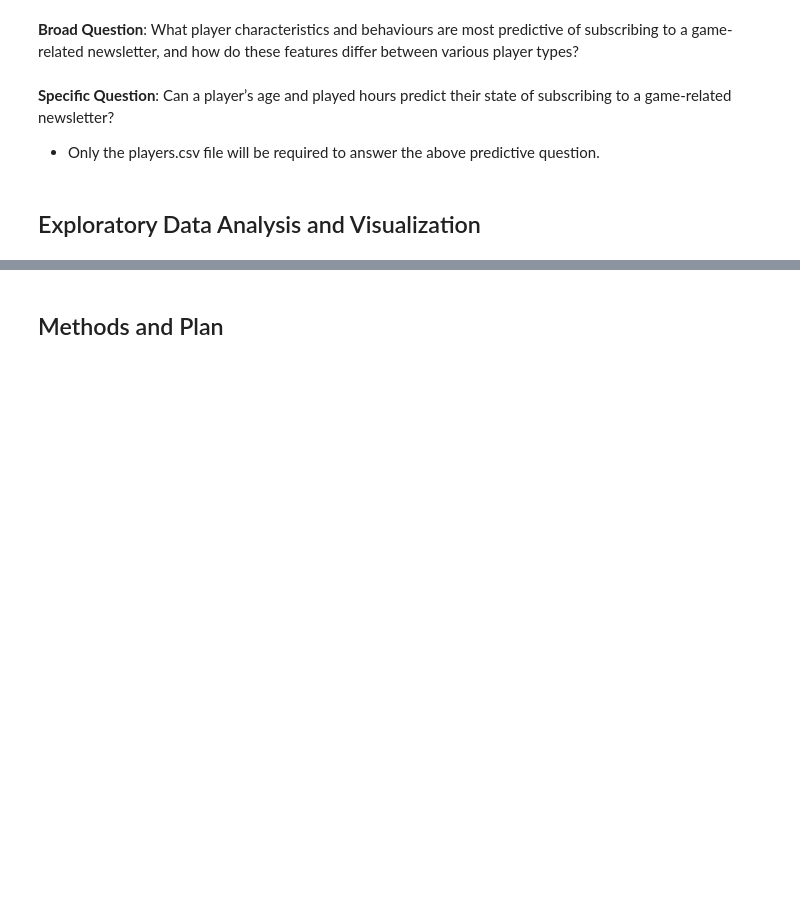
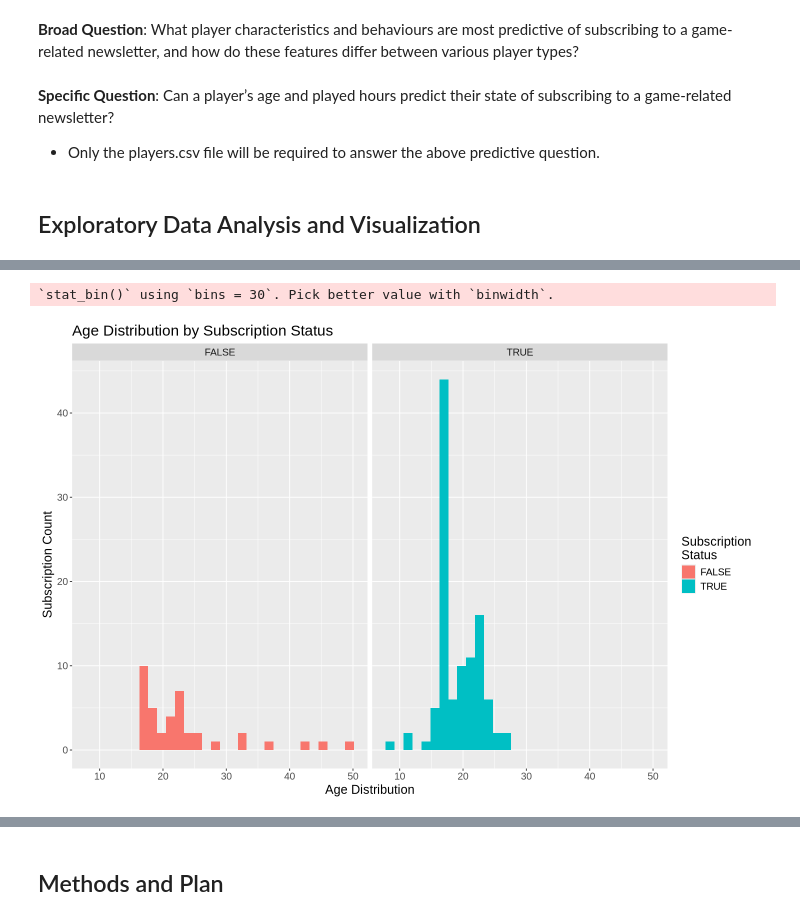
Before and after one commit to AmandaH06/Group-Project-Individual, a Jupyter notebook: Individual.ipynb, the cells around one changed output, grey strips where cells are left out. Saved outputs shown, nothing was run; the diff lists cells and outputs as text; code cells hidden in the pictures; blank space fills up the shorter version.

```diff
--- a/Individual.ipynb
+++ b/Individual.ipynb
@@ -118,0 +170,11 @@ A tibble: 1 × 2
+# %%
+options(repr.plot.width = 12, repr.plot.height = 8)
+Age_histogram <- ggplot(players_training, aes(x = Age, fill = subscribe)) +
+                 geom_histogram() +
+                 facet_grid(cols = vars(subscribe))+
+                 labs(x = "Age Distribution", y = "Subscription Count", fill = "Subscription\nStatus", title = "Age Distribution by Subscription Status")+
+                 theme(text = element_text(size = 15))
+Age_histogram
+# %% [output]
+`stat_bin()` using `bins = 30`. Pick better value with `binwidth`.
+[figure, added]
```
Also changed, not shown: parts of 16 cells of this notebook.
